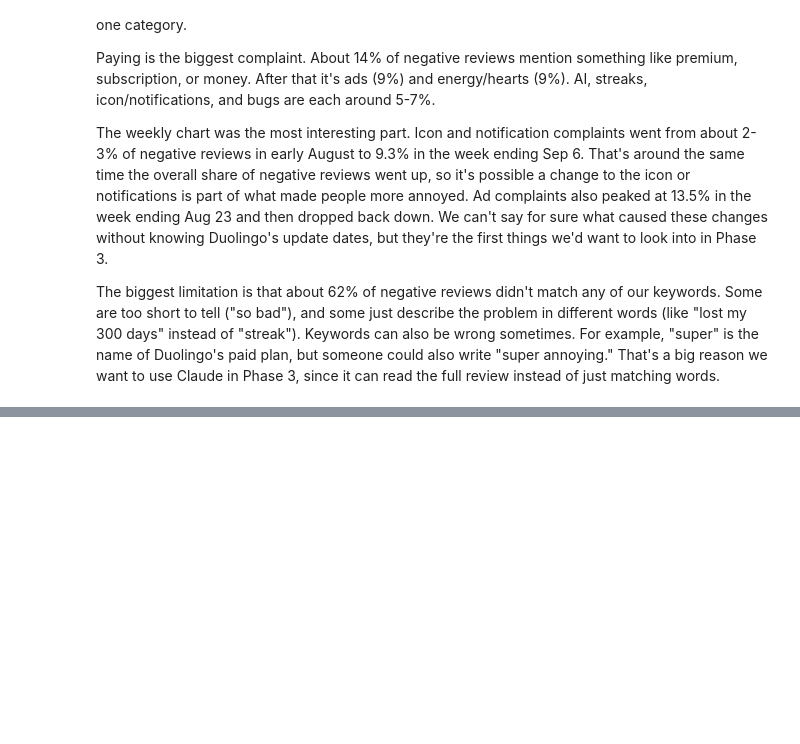
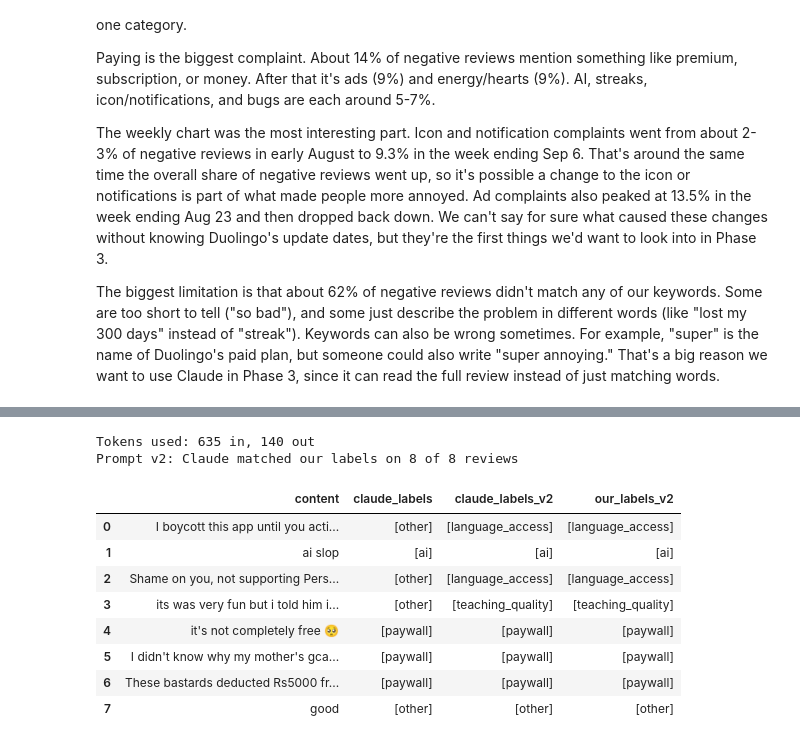
Before and after one commit to Teenna-Pachika/info4360-duolingo-reviews, a Jupyter notebook: notebooks/01_exploration_keywords_claude.ipynb, the cells around one changed output, grey strips where cells are left out. Cells and saved outputs as stored; diff of their text form; code cells hidden in the pictures; blank space fills up the shorter version.

```diff
--- a/notebooks/01_exploration_keywords_claude.ipynb
+++ b/notebooks/01_exploration_keywords_claude.ipynb
@@ -441,0 +586,42 @@ The biggest limitation is that about 62% of negative reviews didn't match any of
+# %%
+# Writing prompt version 2: adding two categories that came up in the test as "other"
+PROMPT_V2 = PROMPT.replace(
+    "- other: none of the above",
+    "- language_access: missing languages, or users in some countries (like Iran) losing access to features\n"
+    "- teaching_quality: lessons that are wrong, confusing, or don't actually teach well\n"
+    "- other: none of the above",
+)
+
+# Re-running Claude on the same 8 reviews with the new prompt
+sample["claude_labels_v2"] = label_with_claude(sample["content"].tolist(), prompt=PROMPT_V2)
+
+# Updating our own labels to use the new categories
+sample["our_labels_v2"] = [
+    ["language_access"],   # 0
+    ["ai"],                # 1
+    ["language_access"],   # 2
+    ["teaching_quality"],  # 3
+    ["paywall"],           # 4
+    ["paywall"],           # 5
+    ["paywall"],           # 6
+    ["other"],             # 7
+]
+
+# Checking how well version 2 matches our labels
+v2_match = sum(sorted(c) == sorted(o) for c, o in zip(sample["claude_labels_v2"], sample["our_labels_v2"]))
+print(f"Prompt v2: Claude matched our labels on {v2_match} of {len(sample)} reviews")
+
+# Comparing version 1 and version 2 side by side
+sample[["content", "claude_labels", "claude_labels_v2", "our_labels_v2"]]
+# %% [output]
+Tokens used: 635 in, 140 out
+Prompt v2: Claude matched our labels on 8 of 8 reviews
+|  | content | claude_labels | claude_labels_v2 | our_labels_v2 |
+| 0 | I boycott this app until you acti... | [other] | [language_access] | [language_access] |
+| 1 | ai slop | [ai] | [ai] | [ai] |
+| 2 | Shame on you, not supporting Pers... | [other] | [language_access] | [language_access] |
+| 3 | its was very fun but i told him i... | [other] | [teaching_quality] | [teaching_quality] |
+| 4 | it's not completely free 🥺 | [paywall] | [paywall] | [paywall] |
+| 5 | I didn't know why my mother's gca... | [paywall] | [paywall] | [paywall] |
+| 6 | These bastards deducted Rs5000 fr... | [paywall] | [paywall] | [paywall] |
+| 7 | good | [other] | [other] | [other] |
```
Also changed, not shown: parts of 9 cells of this notebook.
